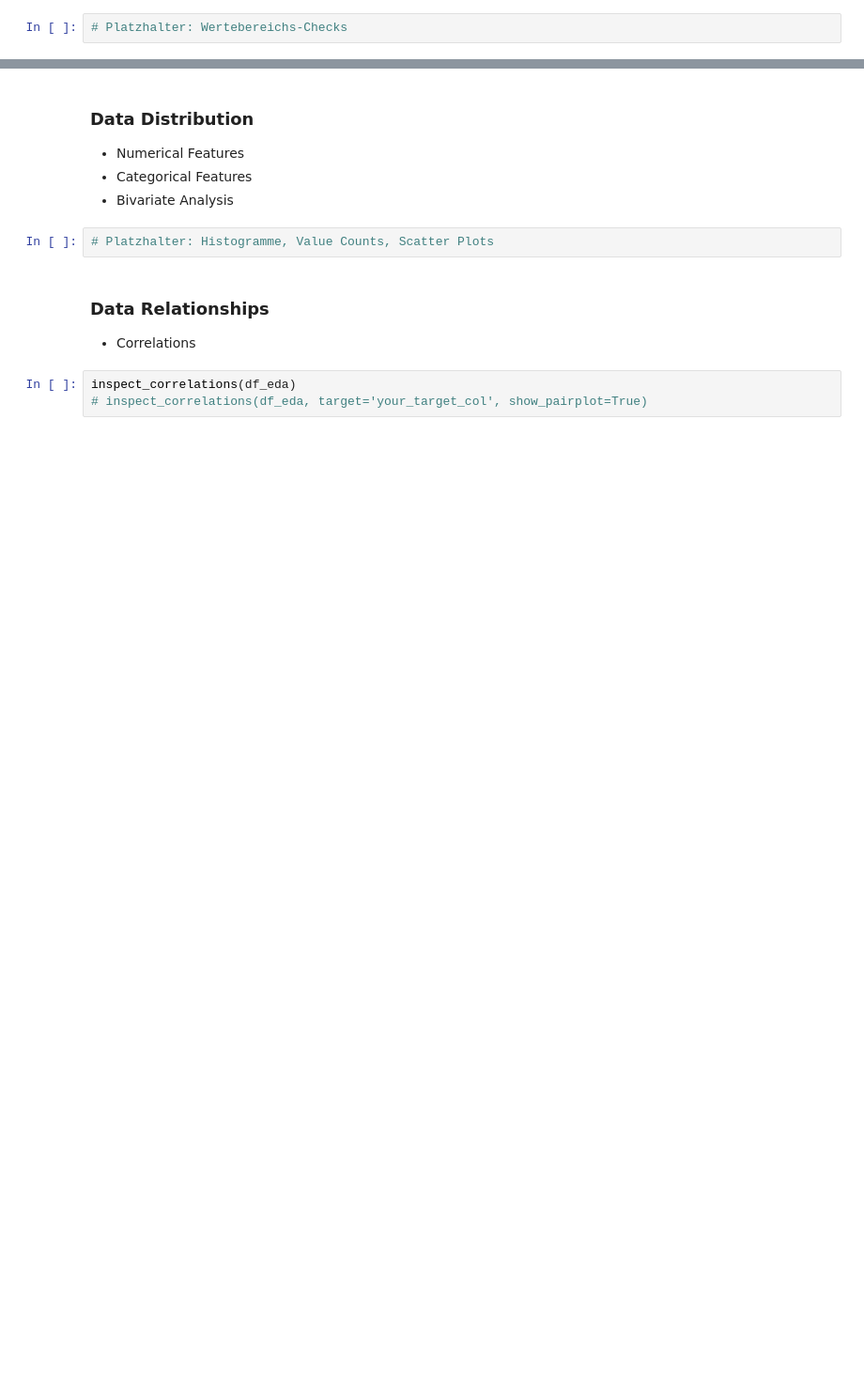
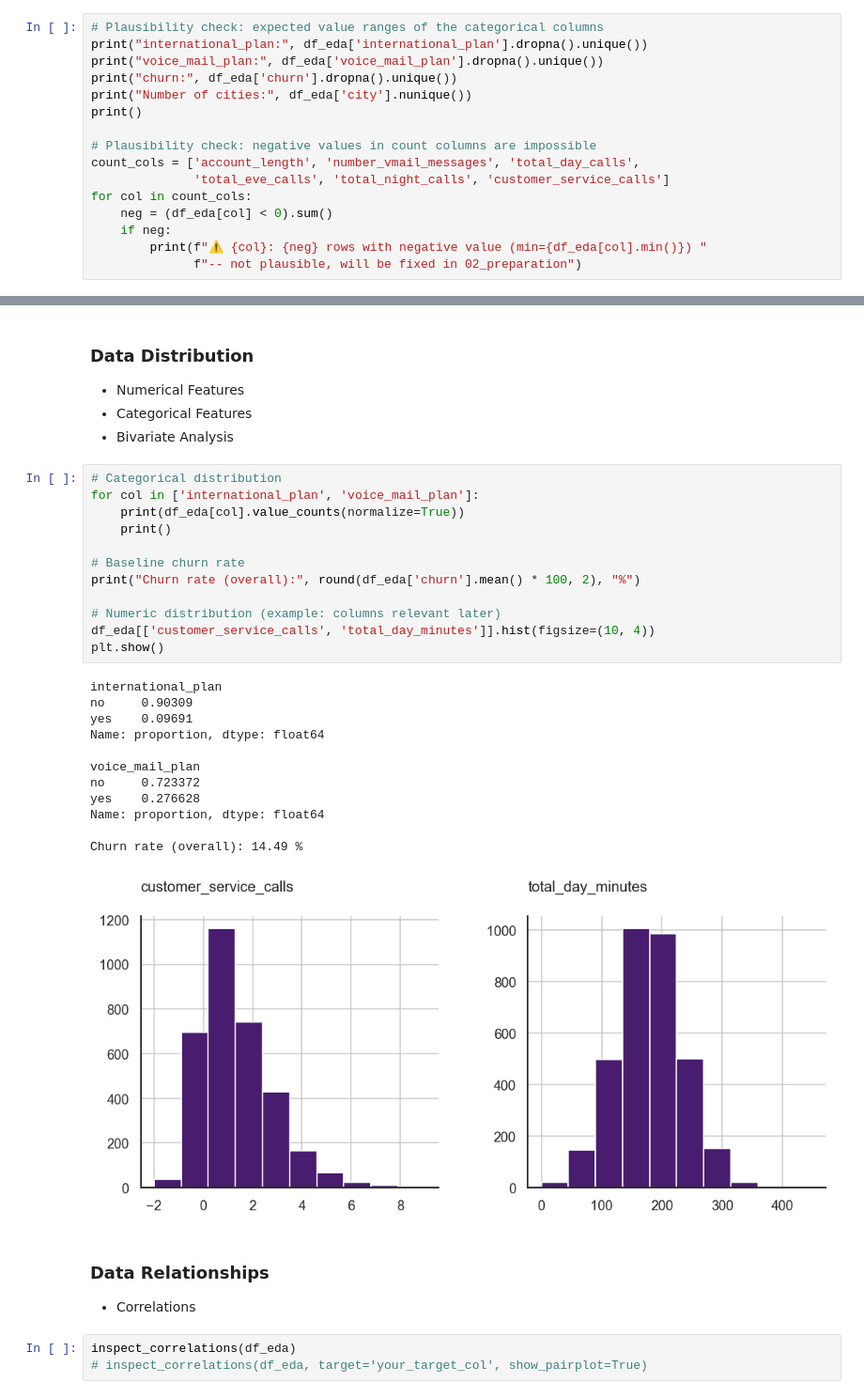
Before and after one commit to kaywiegand/telefonica-churn, a Jupyter notebook: notebooks/01_exploration.ipynb, the cells around one changed output, grey strips where cells are left out. Shown at 94% size. Saved outputs shown, nothing was run; the diff lists cells and outputs as text; blank space fills up the shorter version.

```diff
--- a/notebooks/01_exploration.ipynb
+++ b/notebooks/01_exploration.ipynb
@@ -63,4 +219,18 @@ inspect_missing(df_eda)
 * Invalid Data Detection
 * Plausibility Check
 # %%
-# Platzhalter: Wertebereichs-Checks
+# Plausibility check: expected value ranges of the categorical columns
+print("international_plan:", df_eda['international_plan'].dropna().unique())
+print("voice_mail_plan:", df_eda['voice_mail_plan'].dropna().unique())
+print("churn:", df_eda['churn'].dropna().unique())
+print("Number of cities:", df_eda['city'].nunique())
+print()
+
+# Plausibility check: negative values in count columns are impossible
+count_cols = ['account_length', 'number_vmail_messages', 'total_day_calls',
+              'total_eve_calls', 'total_night_calls', 'customer_service_calls']
+for col in count_cols:
+    neg = (df_eda[col] < 0).sum()
+    if neg:
+        print(f"⚠ {col}: {neg} rows with negative value (min={df_eda[col].min()}) "
+              f"-- not plausible, will be fixed in 02_preparation")
@@ -71,7 +248,30 @@ inspect_missing(df_eda)
 * Categorical Features
 * Bivariate Analysis
 # %%
-# Platzhalter: Histogramme, Value Counts, Scatter Plots
+# Categorical distribution
+for col in ['international_plan', 'voice_mail_plan']:
+    print(df_eda[col].value_counts(normalize=True))
+    print()
+
+# Baseline churn rate
+print("Churn rate (overall):", round(df_eda['churn'].mean() * 100, 2), "%")
+
+# Numeric distribution (example: columns relevant later)
+df_eda[['customer_service_calls', 'total_day_minutes']].hist(figsize=(10, 4))
+plt.show()
+# %% [output]
+international_plan
+no     0.90309
+yes    0.09691
+Name: proportion, dtype: float64
+
+voice_mail_plan
+no     0.723372
+yes    0.276628
+Name: proportion, dtype: float64
+
+Churn rate (overall): 14.49 %
+[figure, added]
 # %% [markdown]
 ### Data Relationships
 
```
Also changed, not shown: parts of 10 cells of this notebook, 11 other files.
